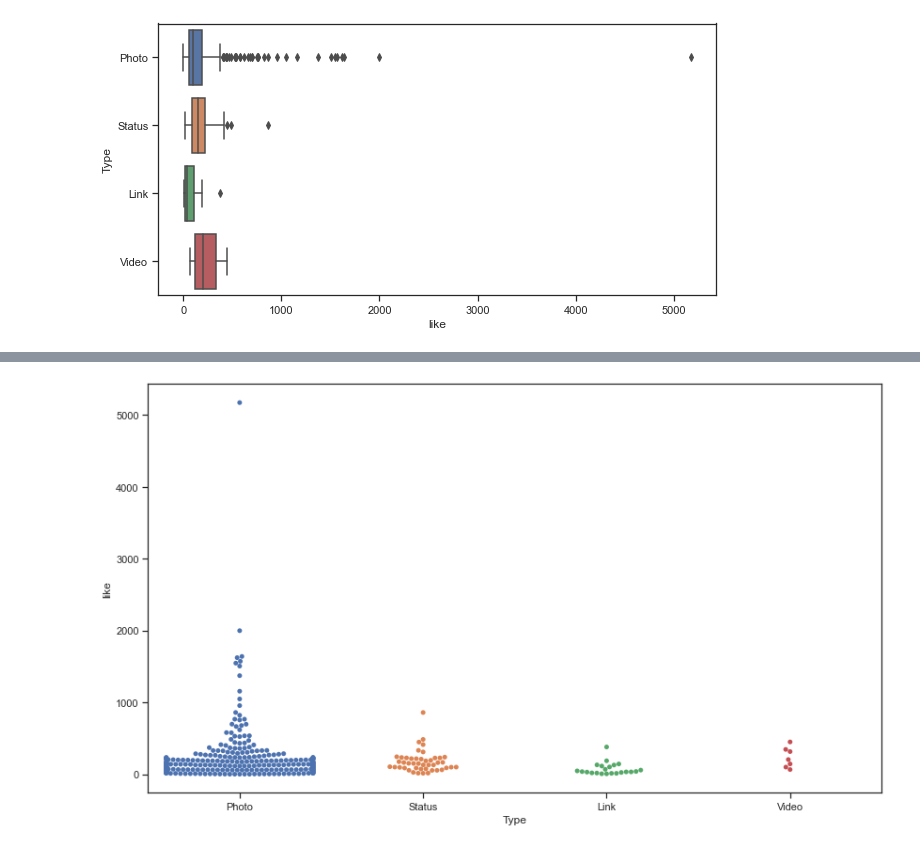
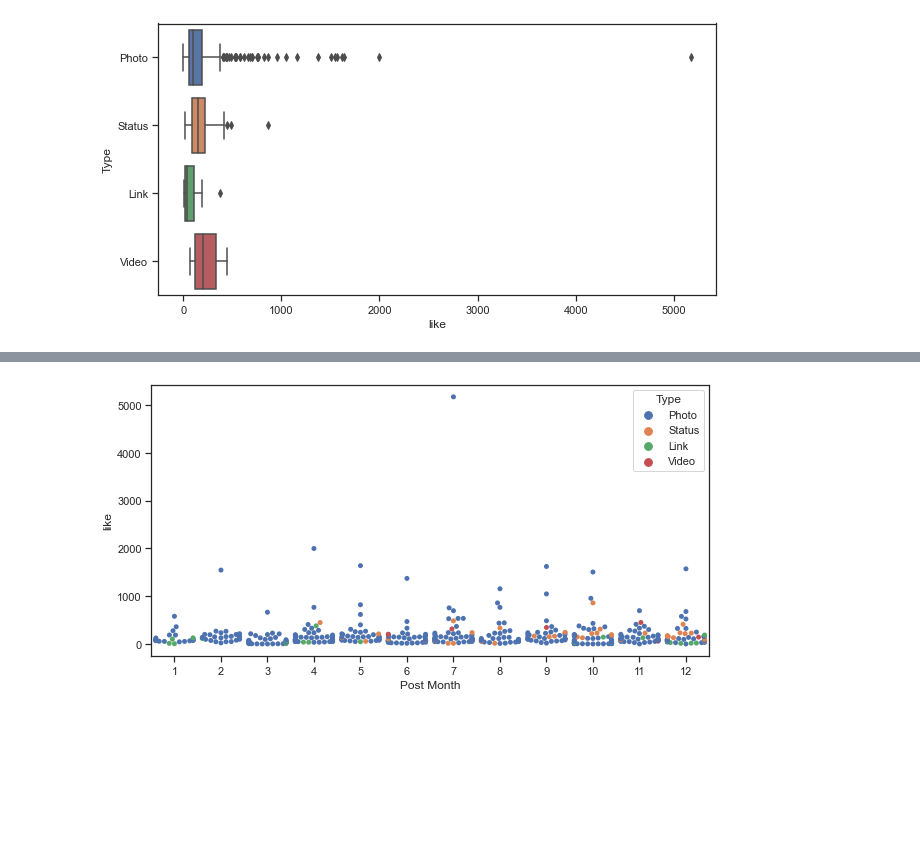
Before and after one commit to MarilynSasha/INTRO-TO-DATA-ANALYSIS, a Jupyter notebook: facebook7.21.20.ipynb, the cells around one changed output, grey strips where cells are left out. Drawn from its saved outputs; the diff is of its cells as text; code cells hidden in the pictures; blank space fills up the shorter version.

```diff
--- a/facebook7.21.20.ipynb
+++ b/facebook7.21.20.ipynb
@@ -101,5 +101,5 @@ ax = sns.barplot(x="Type", y="like", data=facebook)
 # %%
-ax = sns.swarmplot(x="Type", y="like", data=facebook)
+ax = sns.swarmplot(x='Post Month', y="like", data=facebook, hue = 'Type')
 # %% [output]
-[figure, old version]
+[figure, new version]
 # %%
```
Also changed, not shown: parts of 5 cells of this notebook.
